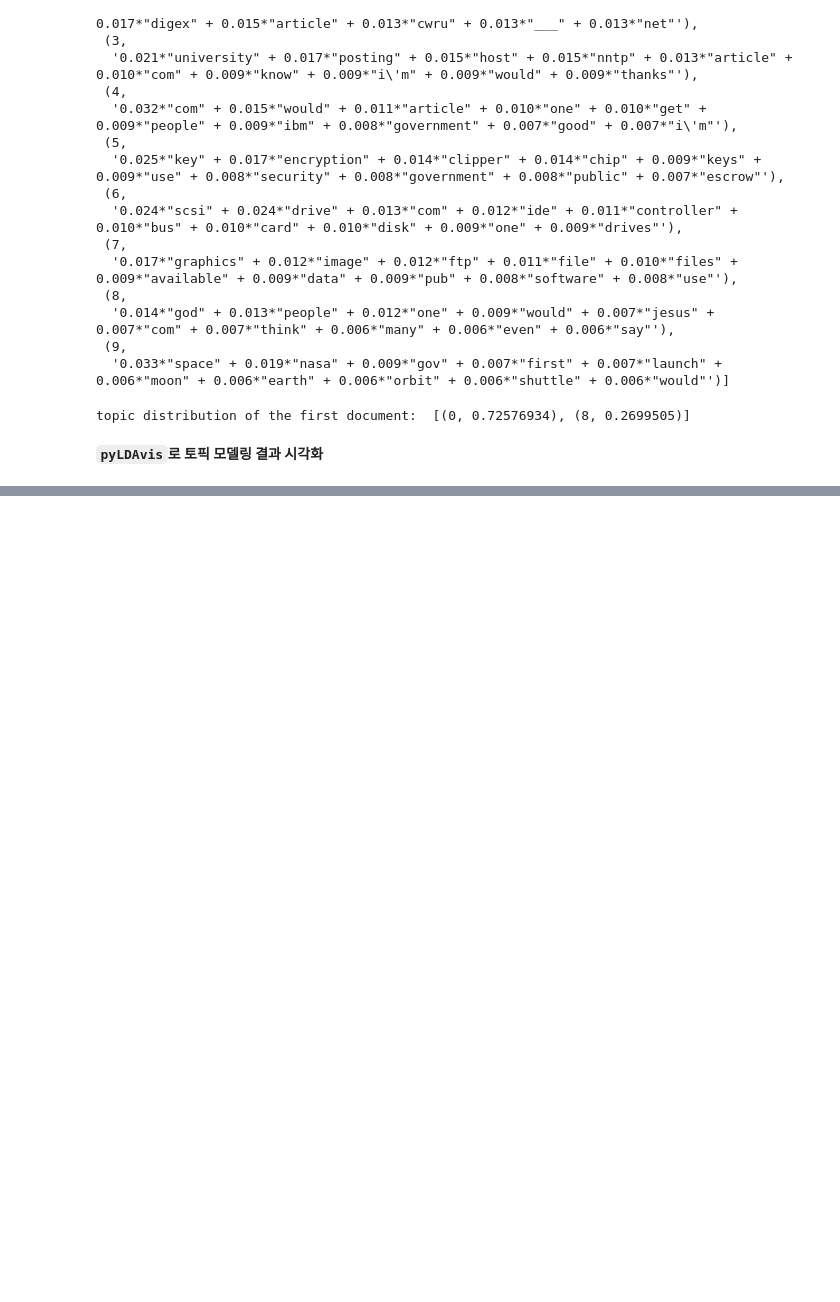
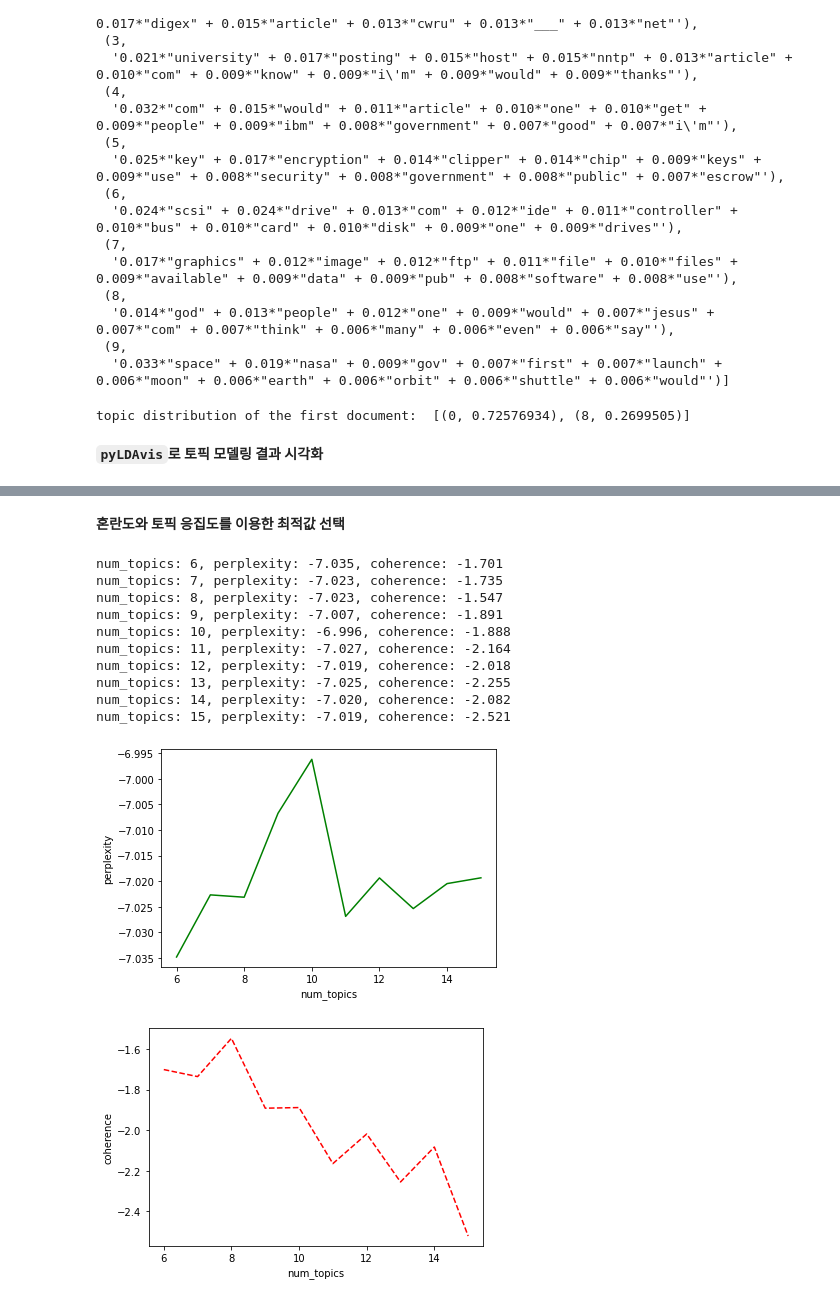
Before and after one commit to CaFeCoKe/TextMining, a Jupyter notebook: Chapter 7/Topic_Modeling.ipynb, the cells around one changed output, grey strips where cells are left out. Drawn from its saved outputs; the diff is of its cells as text; code cells hidden in the pictures; blank space fills up the shorter version.

Commit message:
Update Topic_Modeling.ipynb
Optimal value selection using confusion and topic cohesion

```diff
--- a/Chapter 7/Topic_Modeling.ipynb
+++ b/Chapter 7/Topic_Modeling.ipynb
@@ -257,0 +244,2 @@ topic
+# %% [markdown]
+**혼란도와 토픽 응집도를 이용한 최적값 선택**
@@ -257,0 +251,47 @@ topic
+# %%
+def show_coherence(corpus, dictionary, start=6, end=15):
+    iter_num = []
+    per_value = []
+    coh_value = []
+
+    for i in range(start, end + 1):
+        model = LdaModel(corpus=corpus, id2word=dictionary,
+                 chunksize=1000, num_topics=i,
+                 random_state=7)
+
+        iter_num.append(i)
+        pv = model.log_perplexity(corpus)   # 혼란도 계산
+        per_value.append(pv)
+
+        # 토픽 응집도 계산
+        cm = CoherenceModel(model=model, corpus=corpus,
+                            coherence='u_mass')
+        cv = cm.get_coherence()
+        coh_value.append(cv)
+
+        print(f'num_topics: {i}, perplexity: {pv:0.3f}, coherence: {cv:0.3f}')
+
+    plt.plot(iter_num, per_value, 'g-')
+    plt.xlabel("num_topics")
+    plt.ylabel("perplexity")
+    plt.show()
+
+    plt.plot(iter_num, coh_value, 'r--')
+    plt.xlabel("num_topics")
+    plt.ylabel("coherence")
+    plt.show()
+# %%
+show_coherence(corpus, dictionary, start=6, end=15)
+# %% [output]
+num_topics: 6, perplexity: -7.035, coherence: -1.701
+num_topics: 7, perplexity: -7.023, coherence: -1.735
+num_topics: 8, perplexity: -7.023, coherence: -1.547
+num_topics: 9, perplexity: -7.007, coherence: -1.891
+num_topics: 10, perplexity: -6.996, coherence: -1.888
+num_topics: 11, perplexity: -7.027, coherence: -2.164
+num_topics: 12, perplexity: -7.019, coherence: -2.018
+num_topics: 13, perplexity: -7.025, coherence: -2.255
+num_topics: 14, perplexity: -7.020, coherence: -2.082
+num_topics: 15, perplexity: -7.019, coherence: -2.521
+[figure, added]
+[figure, added]
```
Also changed, not shown: parts of 4 cells of this notebook.
